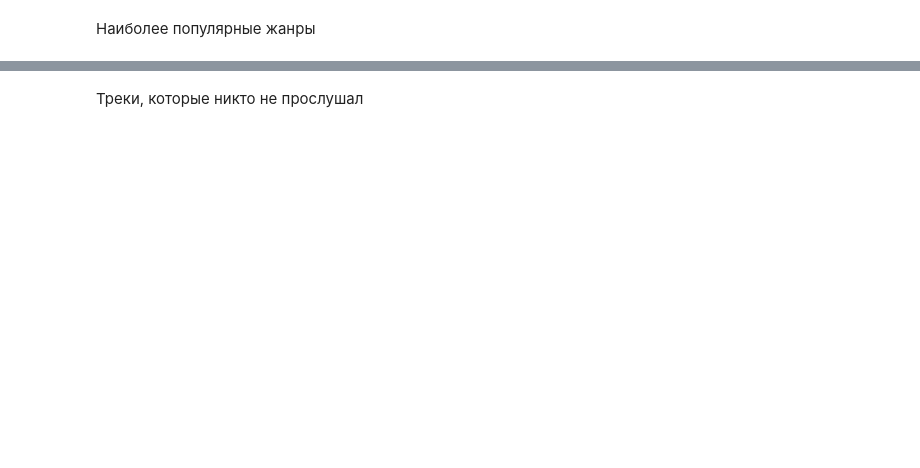
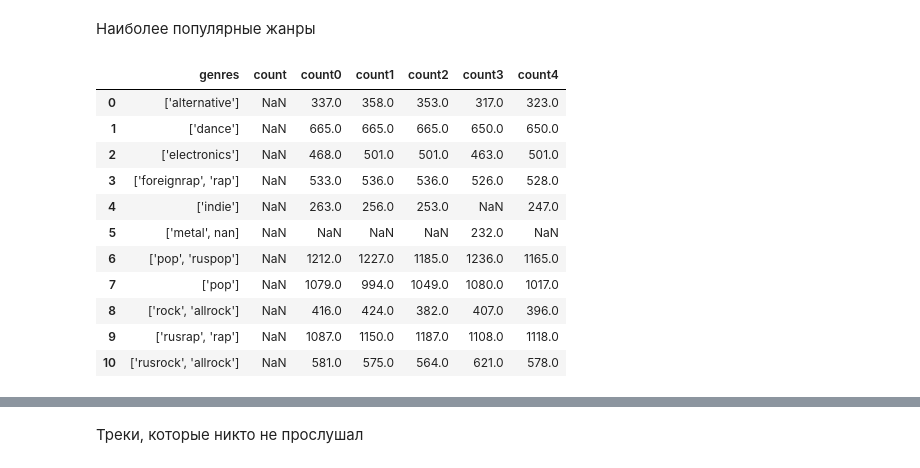
Before and after one commit to AlexKretov/mle-project-sprint-4-v001, a Jupyter notebook: recommendations.ipynb, the cells around one changed output, grey strips where cells are left out. Drawn from its saved outputs; the diff is of its cells as text; code cells hidden in the pictures; blank space fills up the shorter version.

```diff
--- a/recommendations.ipynb
+++ b/recommendations.ipynb
@@ -229,4 +267,19 @@ for i in range(5):
     sub['genres'] = sub['genres'].apply(lambda x: str(x))
     out1 = pd.DataFrame(dict(sub['genres'].value_counts().nlargest(10)).items(), columns=['genres','count'])
     out = pd.merge(out, out1, how='outer', on='genres', suffixes=(None, str(i)))
+# %%
+out
+# %% [output]
+|  | genres | count | count0 | count1 | count2 | count3 | count4 |
+| 0 | ['alternative'] | NaN | 337.0 | 358.0 | 353.0 | 317.0 | 323.0 |
+| 1 | ['dance'] | NaN | 665.0 | 665.0 | 665.0 | 650.0 | 650.0 |
+| 2 | ['electronics'] | NaN | 468.0 | 501.0 | 501.0 | 463.0 | 501.0 |
+| 3 | ['foreignrap', 'rap'] | NaN | 533.0 | 536.0 | 536.0 | 526.0 | 528.0 |
+| 4 | ['indie'] | NaN | 263.0 | 256.0 | 253.0 | NaN | 247.0 |
+| 5 | ['metal', nan] | NaN | NaN | NaN | NaN | 232.0 | NaN |
+| 6 | ['pop', 'ruspop'] | NaN | 1212.0 | 1227.0 | 1185.0 | 1236.0 | 1165.0 |
+| 7 | ['pop'] | NaN | 1079.0 | 994.0 | 1049.0 | 1080.0 | 1017.0 |
+| 8 | ['rock', 'allrock'] | NaN | 416.0 | 424.0 | 382.0 | 407.0 | 396.0 |
+| 9 | ['rusrap', 'rap'] | NaN | 1087.0 | 1150.0 | 1187.0 | 1108.0 | 1118.0 |
+| 10 | ['rusrock', 'allrock'] | NaN | 581.0 | 575.0 | 564.0 | 621.0 | 578.0 |
 # %%
```
Also changed, not shown: parts of 106 cells of this notebook, 8 other files.
